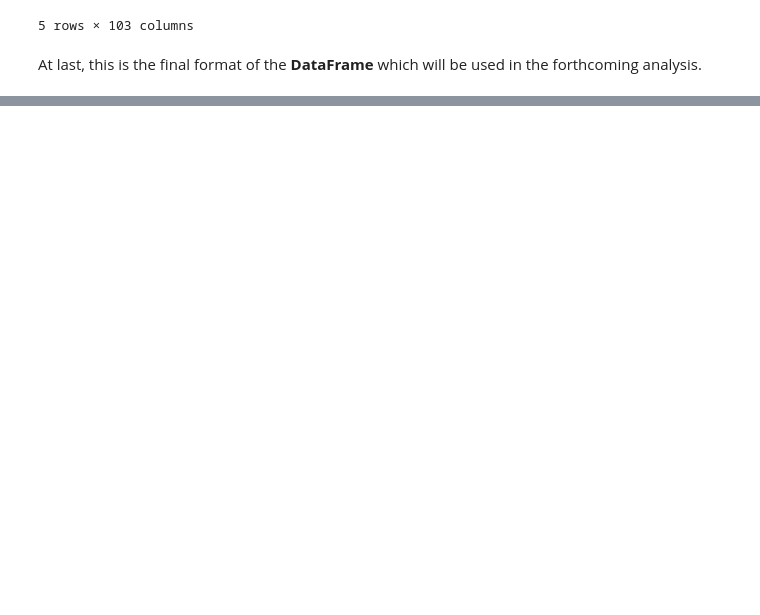
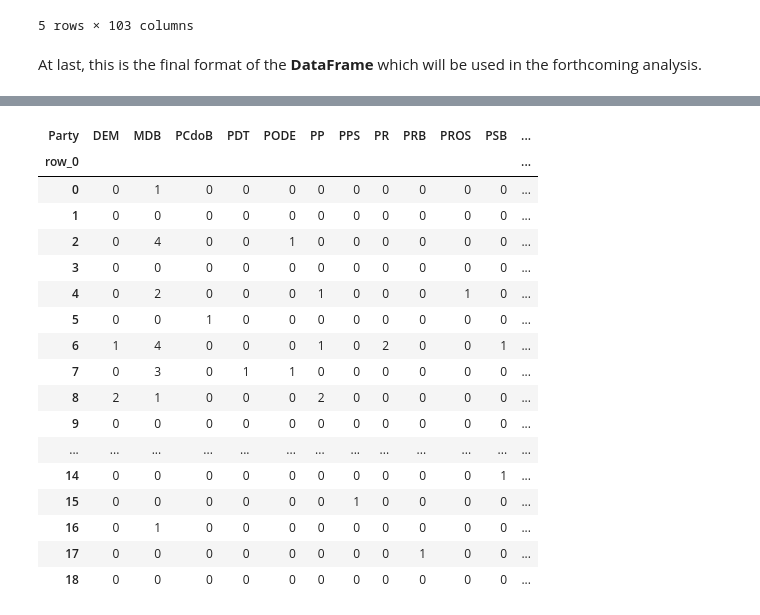
Before and after one commit to Fernandohf/Partido-para-que, a Jupyter notebook: Partido_para_que.ipynb, the cells around one changed output, grey strips where cells are left out. Cells and saved outputs as stored; diff of their text form; code cells hidden in the pictures; blank space fills up the shorter version.

```diff
--- a/Partido_para_que.ipynb
+++ b/Partido_para_que.ipynb
@@ -222,0 +236,31 @@ At last, this is the final format of the **DataFrame** which will be used in the
+# %%
+# imports
+from sklearn.cluster import KMeans
+
+kmeans_19 = KMeans(n_clusters=19, random_state=42)
+distances_19 = kmeans_19.fit_transform(final)
+
+# Crosstable
+labels_19 = kmeans_19.labels_
+parties = final.index.get_level_values(1).to_series()
+cross_tab_19 = pd.crosstab(labels_19, parties)
+cross_tab_19
+# %% [output]
+| Party | DEM | MDB | PCdoB | PDT | PODE | PP | PPS | PR | PRB | PROS | PSB | ... |
+| row_0 |  |  |  |  |  |  |  |  |  |  |  | ... |
+| 0 | 0 | 1 | 0 | 0 | 0 | 0 | 0 | 0 | 0 | 0 | 0 | ... |
+| 1 | 0 | 0 | 0 | 0 | 0 | 0 | 0 | 0 | 0 | 0 | 0 | ... |
+| 2 | 0 | 4 | 0 | 0 | 1 | 0 | 0 | 0 | 0 | 0 | 0 | ... |
+| 3 | 0 | 0 | 0 | 0 | 0 | 0 | 0 | 0 | 0 | 0 | 0 | ... |
+| 4 | 0 | 2 | 0 | 0 | 0 | 1 | 0 | 0 | 0 | 1 | 0 | ... |
+| 5 | 0 | 0 | 1 | 0 | 0 | 0 | 0 | 0 | 0 | 0 | 0 | ... |
+| 6 | 1 | 4 | 0 | 0 | 0 | 1 | 0 | 2 | 0 | 0 | 1 | ... |
+| 7 | 0 | 3 | 0 | 1 | 1 | 0 | 0 | 0 | 0 | 0 | 0 | ... |
+| 8 | 2 | 1 | 0 | 0 | 0 | 2 | 0 | 0 | 0 | 0 | 0 | ... |
+| 9 | 0 | 0 | 0 | 0 | 0 | 0 | 0 | 0 | 0 | 0 | 0 | ... |
+| ... | ... | ... | ... | ... | ... | ... | ... | ... | ... | ... | ... | ... |
+| 14 | 0 | 0 | 0 | 0 | 0 | 0 | 0 | 0 | 0 | 0 | 1 | ... |
+| 15 | 0 | 0 | 0 | 0 | 0 | 0 | 1 | 0 | 0 | 0 | 0 | ... |
+| 16 | 0 | 1 | 0 | 0 | 0 | 0 | 0 | 0 | 0 | 0 | 0 | ... |
+| 17 | 0 | 0 | 0 | 0 | 0 | 0 | 0 | 0 | 1 | 0 | 0 | ... |
+| 18 | 0 | 0 | 0 | 0 | 0 | 0 | 0 | 0 | 0 | 0 | 0 | ... |
```
Also changed, not shown: parts of 10 cells of this notebook.
